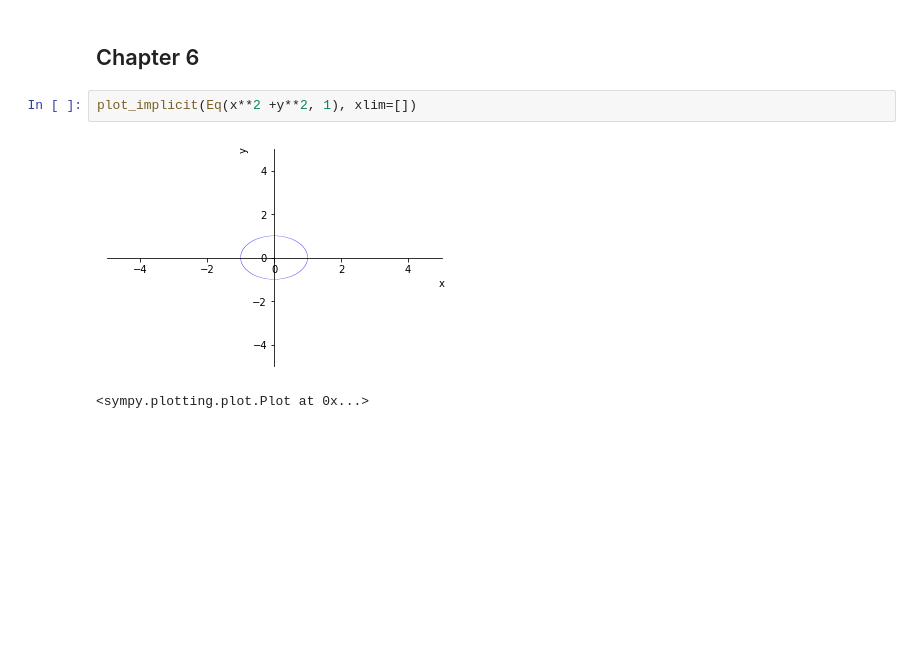
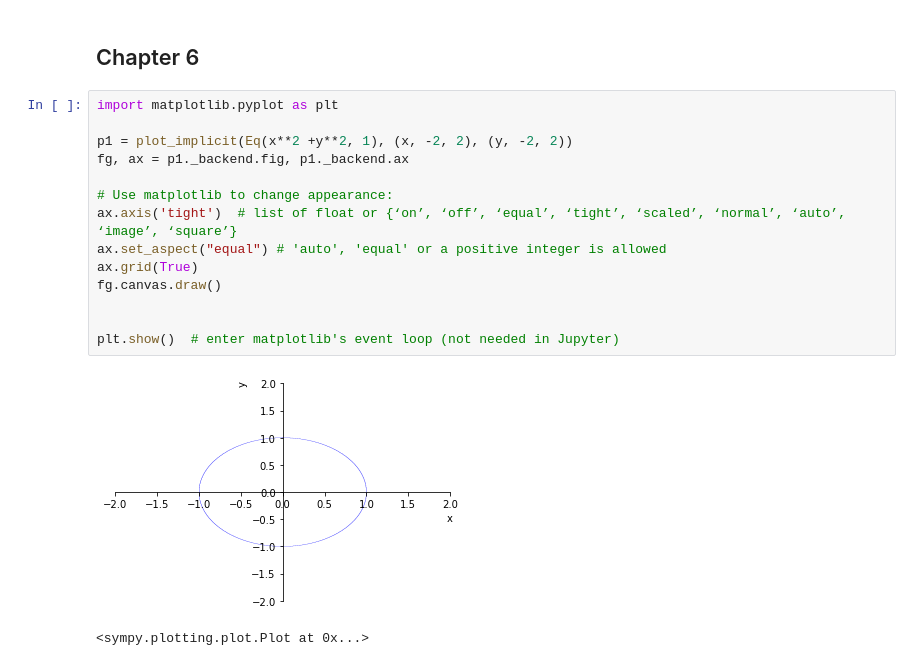
Before and after one commit to xdanger/notebooks, a Jupyter notebook: Mathematics/Essence of Caculus.ipynb, the cells around one changed output. Cells and saved outputs as stored; diff of their text form; blank space fills up the shorter version.

```diff
--- a/Mathematics/Essence of Caculus.ipynb
+++ b/Mathematics/Essence of Caculus.ipynb
@@ -249,8 +249,20 @@ dt = 0.000000001
 [figure]
 # %% [markdown]
 ## Chapter 6
-# %%
-plot_implicit(Eq(x**2 +y**2, 1), xlim=[])
-# %% [output]
-[figure, removed]
-<sympy.plotting.plot.Plot at 0x...>
+# %%
+import matplotlib.pyplot as plt
+
+p1 = plot_implicit(Eq(x**2 +y**2, 1), (x, -2, 2), (y, -2, 2))
+fg, ax = p1._backend.fig, p1._backend.ax
+
+# Use matplotlib to change appearance:
+ax.axis('tight')  # list of float or {‘on’, ‘off’, ‘equal’, ‘tight’, ‘scaled’, ‘normal’, ‘auto’, ‘image’, ‘square’}
+ax.set_aspect("equal") # 'auto', 'equal' or a positive integer is allowed
+ax.grid(True)
+fg.canvas.draw()
+
+
+plt.show()  # enter matplotlib's event loop (not needed in Jupyter)
+# %% [output]
+[figure, added]
+<sympy.plotting.plot.Plot at 0x...>
```
